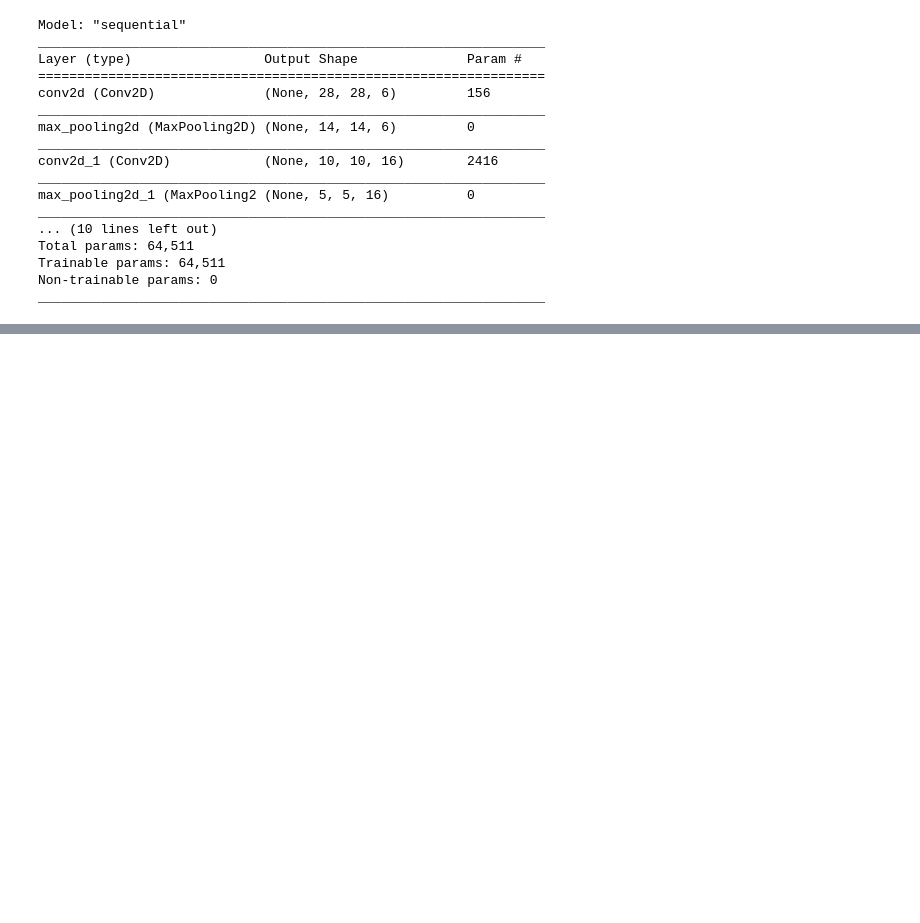
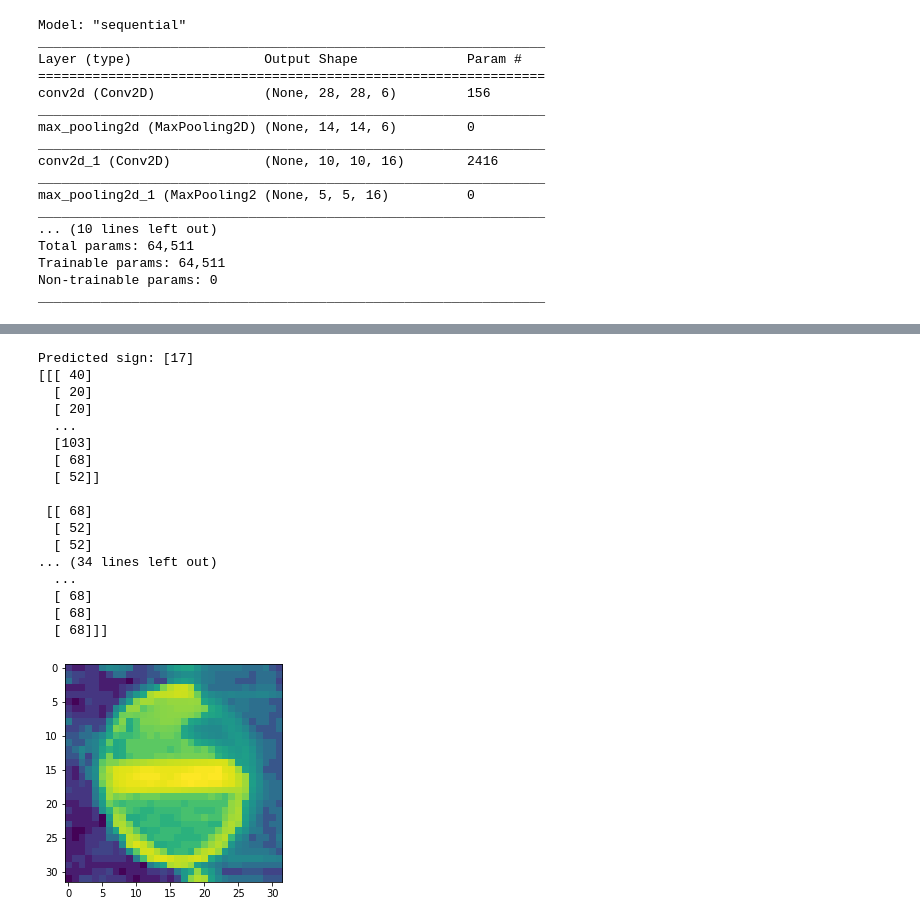
Before and after one commit to Pritesh24gurjar/AI-Powered-Traffic-Sign-Recognition-with-YOLOv4, a Jupyter notebook: Traffic_Sign_Classifier.ipynb, the cells around one changed output, grey strips where cells are left out. Cells and saved outputs as stored; diff of their text form; code cells hidden in the pictures; blank space fills up the shorter version.

```diff
--- a/Traffic_Sign_Classifier.ipynb
+++ b/Traffic_Sign_Classifier.ipynb
@@ -318,0 +376,23 @@ y_test_new = np.array([17,1,5,9,35,35,1,2,14])
+# %%
+plt.imshow(x_test[929].reshape(32, 32))
+print("Predicted sign: "+ str(new_model.predict_classes(x_test[929].reshape(1, 32, 32, 1))))
+print(x_test[929])
+# %% [output]
+Predicted sign: [17]
+[[[ 40]
+  [ 20]
+  [ 20]
+  ...
+  [103]
+  [ 68]
+  [ 52]]
+
+ [[ 68]
+  [ 52]
+  [ 52]
+... (34 lines left out)
+  ...
+  [ 68]
+  [ 68]
+  [ 68]]]
+[figure, added]
```
Also changed, not shown: parts of 19 cells of this notebook, 4 other files.
